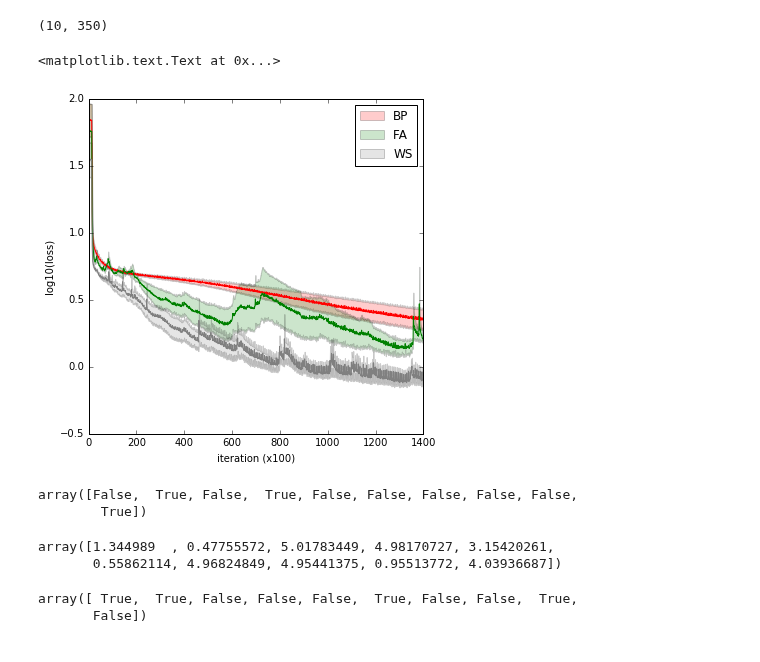
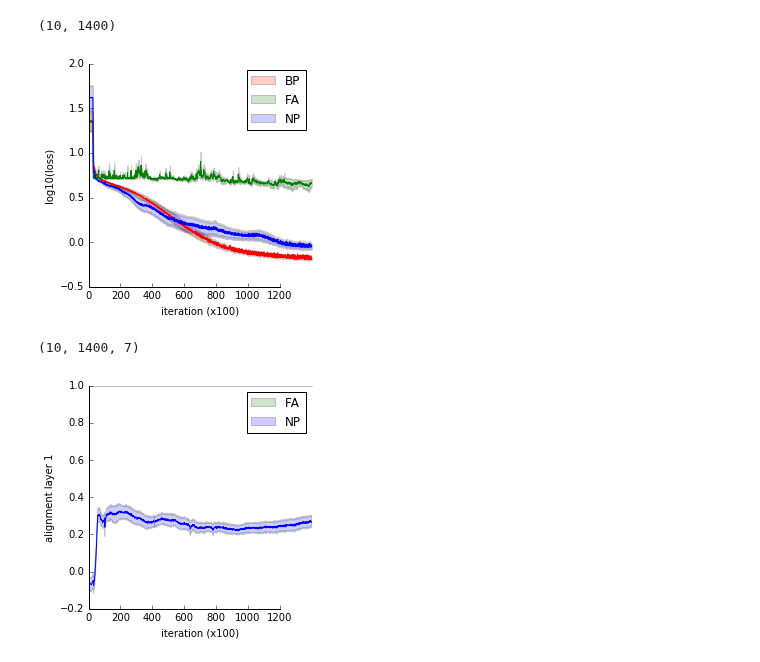
Before and after one commit to benlansdell/synthfeedback, a Jupyter notebook: notebooks/cosyne_plots.ipynb, the cells around one changed output. Cells and saved outputs as stored; diff of their text form; code cells hidden in the pictures.

Commit message:
Cosyne plotting notebook

```diff
--- a/notebooks/cosyne_plots.ipynb
+++ b/notebooks/cosyne_plots.ipynb
@@ -9,8 +9,8 @@ import seaborn as sns
 import pickle
 import argparse
 # %%
-#methods = ['backprop', 'nodepert', 'feedbackalignment', 'weightsym']
-methods = ['backprop', 'feedbackalignment', 'weightsym']
+methods = ['backprop', 'nodepert', 'feedbackalignment', 'weightsym']
+#methods = ['backprop', 'feedbackalignment', 'weightsym']
 learning_rate = 5e-6
 lmbda = 5e-5
 var_xi = 0.5
@@ -31,21 +31,20 @@ for method in methods:
 # %%
 np.array(losses['backprop']).shape
 # %% [output]
-(10, 350)
+(10, 1400)
 # %%
 #Make plot of loss for each method
-fig = plt.figure(figsize = (6,6))
+fig = plt.figure(figsize = (4,4))
 
 sns.tsplot(np.log10(losses['backprop']), color='red')
-sns.tsplot(np.log10(losses['feedbackalignment'][fa_conv,:]), color = 'green')
-sns.tsplot(np.log10(losses['weightsym']), color = 'gray')
-#sns.tsplot(losses['nodepert'][np_conv,:])
-#plt.legend(['BP', 'FA', 'WS', 'NP'])
-plt.legend(['BP', 'FA', 'WS'])
+sns.tsplot(np.log10(losses['feedbackalignment']), color = 'green')
+#sns.tsplot(np.log10(losses['weightsym']), color = 'gray')
+sns.tsplot(np.log10(losses['nodepert']))
+plt.legend(['BP', 'FA', 'NP'])
 plt.xlabel('iteration (x100)')
 plt.ylabel('log10(loss)')
-#plt.savefig()
+sns.despine(trim = True)
+plt.savefig('./figures/cosyne_plots_fig1ci.eps')
 # %% [output]
-<matplotlib.text.Text at 0x...>
-[figure, old version]
+[figure, new version]
 # %%
@@ -53,17 +52,18 @@ plt.ylabel('log10(loss)')
-# %%
-np_conv = losses['nodepert'][:,-1]<2
-np_conv
-# %% [output]
-array([False,  True, False,  True, False, False, False, False, False,
-        True])
-# %%
-losses['feedbackalignment'][:,-1]
-# %% [output]
-array([1.344989  , 0.47755572, 5.01783449, 4.98170727, 3.15420261,
-       0.55862114, 4.96824849, 4.95441375, 0.95513772, 4.03936687])
-# %%
-fa_conv = losses['feedbackalignment'][:,-1]<2
-fa_conv
-# %% [output]
-array([ True,  True, False, False, False,  True, False, False,  True,
-       False])
+# %%
+alignments['feedbackalignment'].shape
+# %% [output]
+(10, 1400, 7)
+# %%
+fig = plt.figure(figsize = (4,4))
+
+layer = 0
+
+sns.tsplot(alignments['feedbackalignment'][:,:,layer], color = 'green')
+sns.tsplot(alignments['nodepert'][:,:,layer])
+plt.legend(['FA', 'NP'])
+plt.xlabel('iteration (x100)')
+plt.ylabel('alignment layer 1')
+sns.despine(trim = True)
+#plt.savefig('./figures/cosyne_plots_fig1ci.eps')
+# %% [output]
+[figure, added]
```
Also changed, not shown: parts of 2 cells of this notebook, 5 other files.
